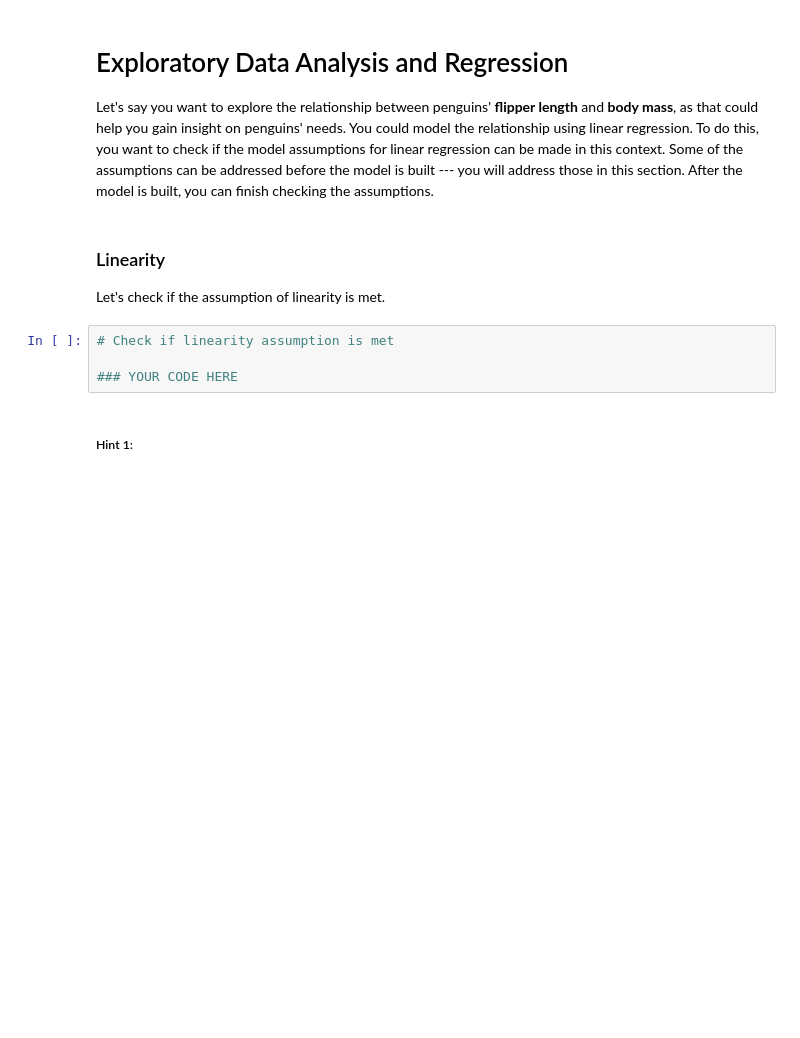
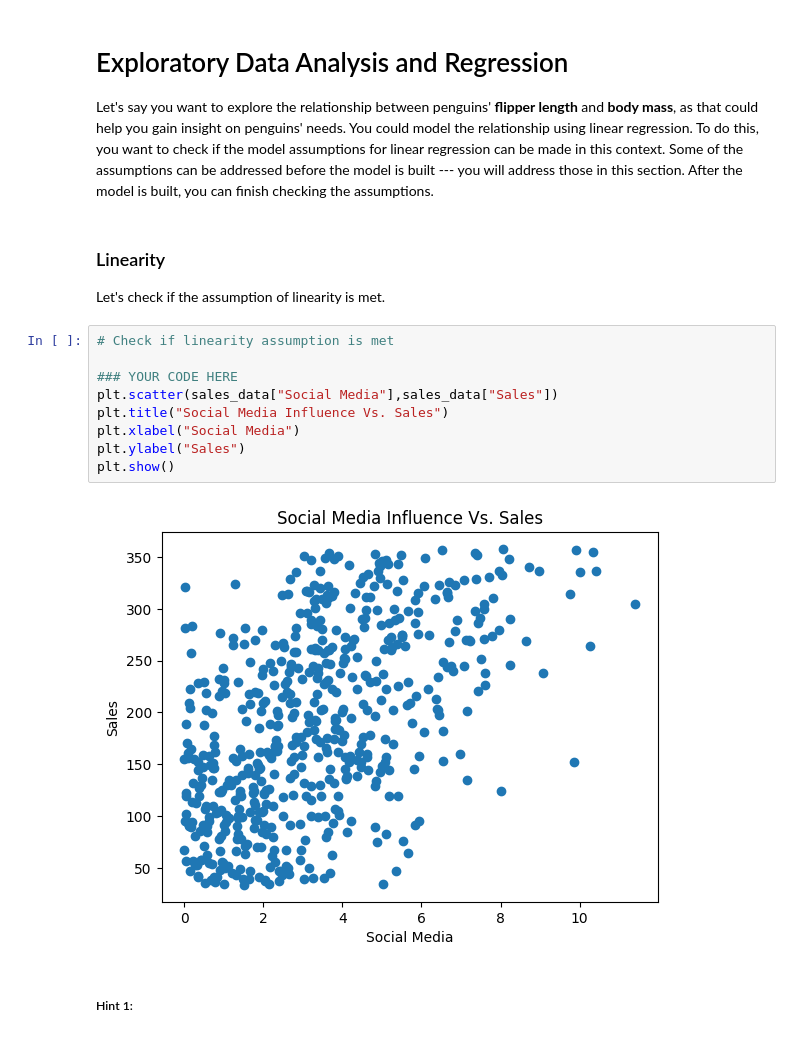
Before and after one commit to CherutoSharleen/Data-Science-2, a Jupyter notebook: Assignment/LearnerFacing_Simple_Linear_Regression.ipynb, the cells around one changed output. Saved outputs shown, nothing was run; the diff lists cells and outputs as text; blank space fills up the shorter version.

```diff
--- a/Assignment/LearnerFacing_Simple_Linear_Regression.ipynb
+++ b/Assignment/LearnerFacing_Simple_Linear_Regression.ipynb
@@ -135,7 +147,14 @@ Let's check if the assumption of linearity is met.
 # %%
 # Check if linearity assumption is met
 
 ### YOUR CODE HERE
+plt.scatter(sales_data["Social Media"],sales_data["Sales"])
+plt.title("Social Media Influence Vs. Sales")
+plt.xlabel("Social Media")
+plt.ylabel("Sales")
+plt.show()
+# %% [output]
+[figure, added]
 # %% [markdown]
 ##### Hint 1:
 # %% [markdown]
```
Also changed, not shown: parts of 2 cells of this notebook, 6 other files.
